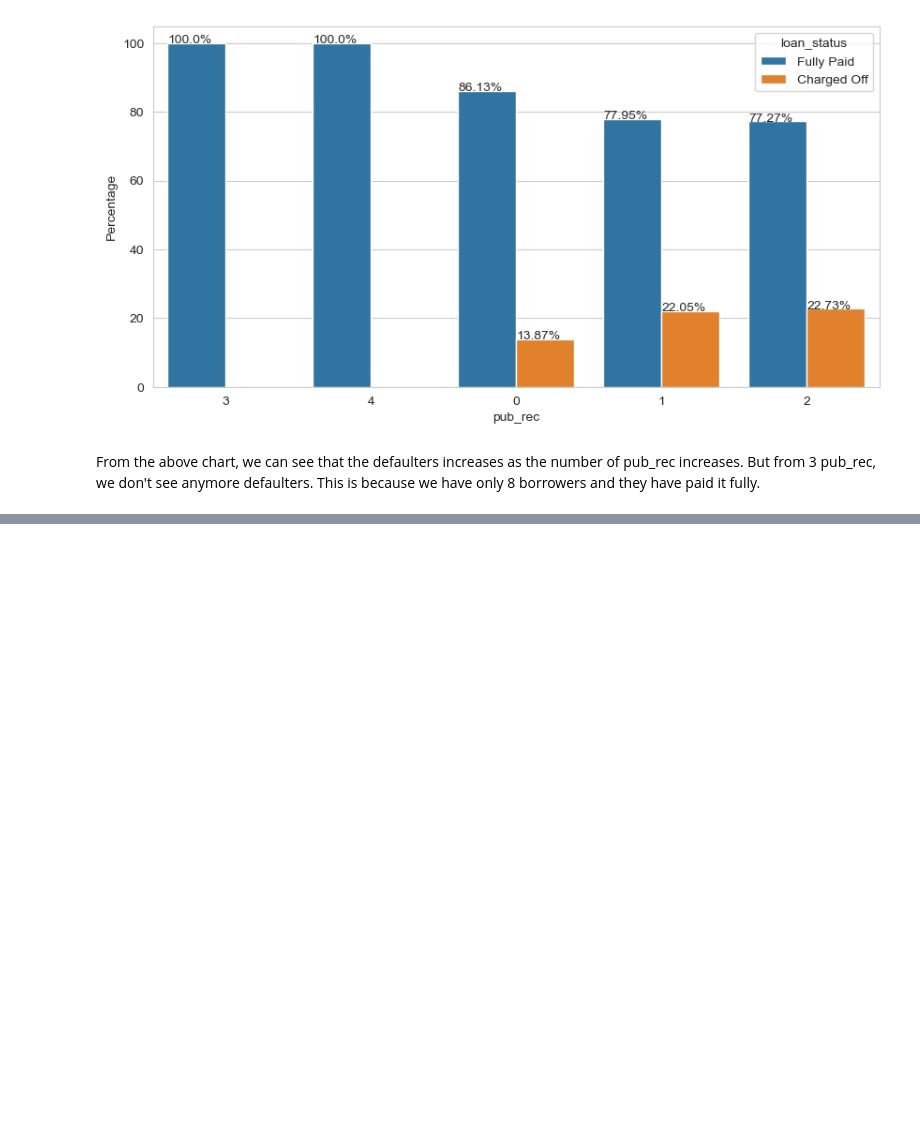
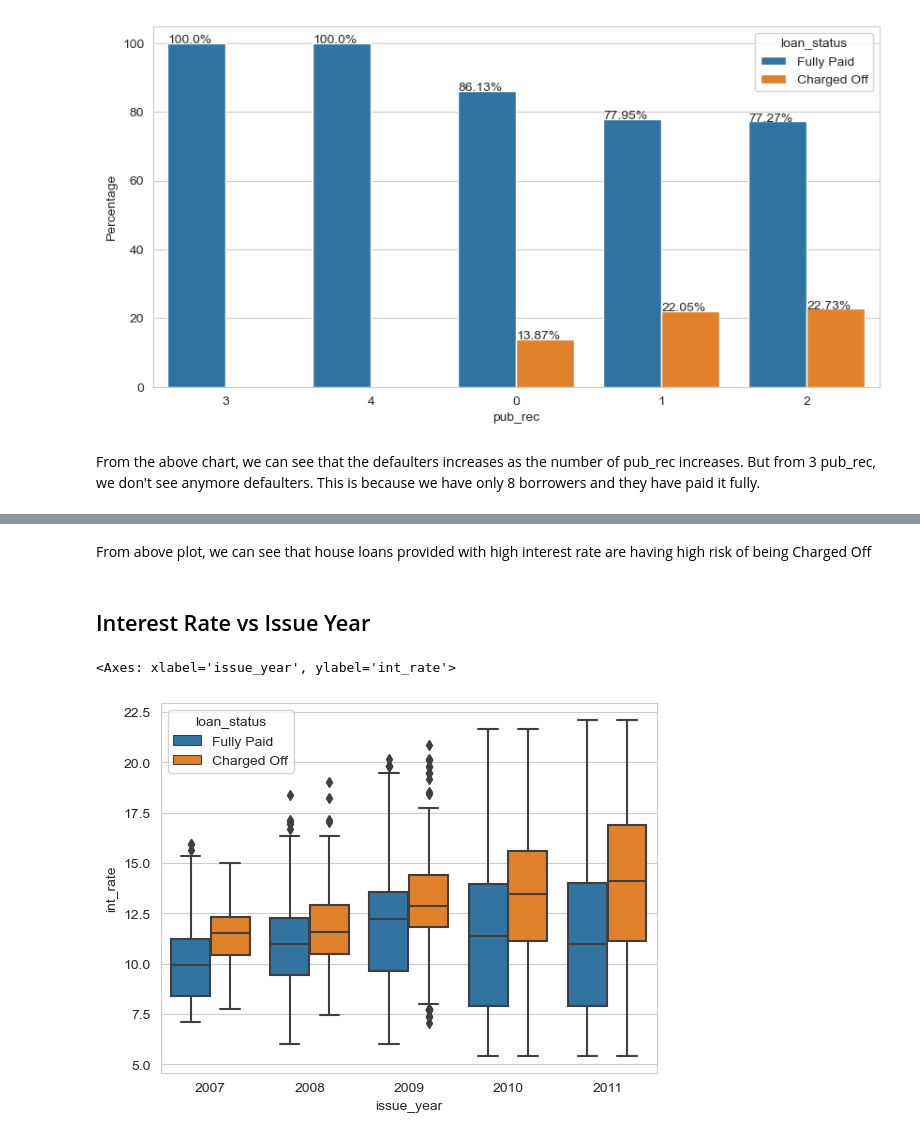
Before and after one commit to ankitkumar1/lending-club-case-study, a Jupyter notebook: LendingClubCaseStudy.ipynb, the cells around one changed output, grey strips where cells are left out. Drawn from its saved outputs; the diff is of its cells as text; code cells hidden in the pictures; blank space fills up the shorter version.

```diff
--- a/LendingClubCaseStudy.ipynb
+++ b/LendingClubCaseStudy.ipynb
@@ -1520,0 +1494,9 @@ dtype: object
+# %% [markdown]
+From above plot, we can see that house loans provided with high interest rate are having high risk of being Charged Off
+# %% [markdown]
+## Interest Rate vs Issue Year
+# %%
+sns.boxplot(data=loan_data, x='issue_year', y='int_rate', hue='loan_status')
+# %% [output]
+<Axes: xlabel='issue_year', ylabel='int_rate'>
+[figure, added]
```
Also changed, not shown: parts of 199 cells of this notebook.
